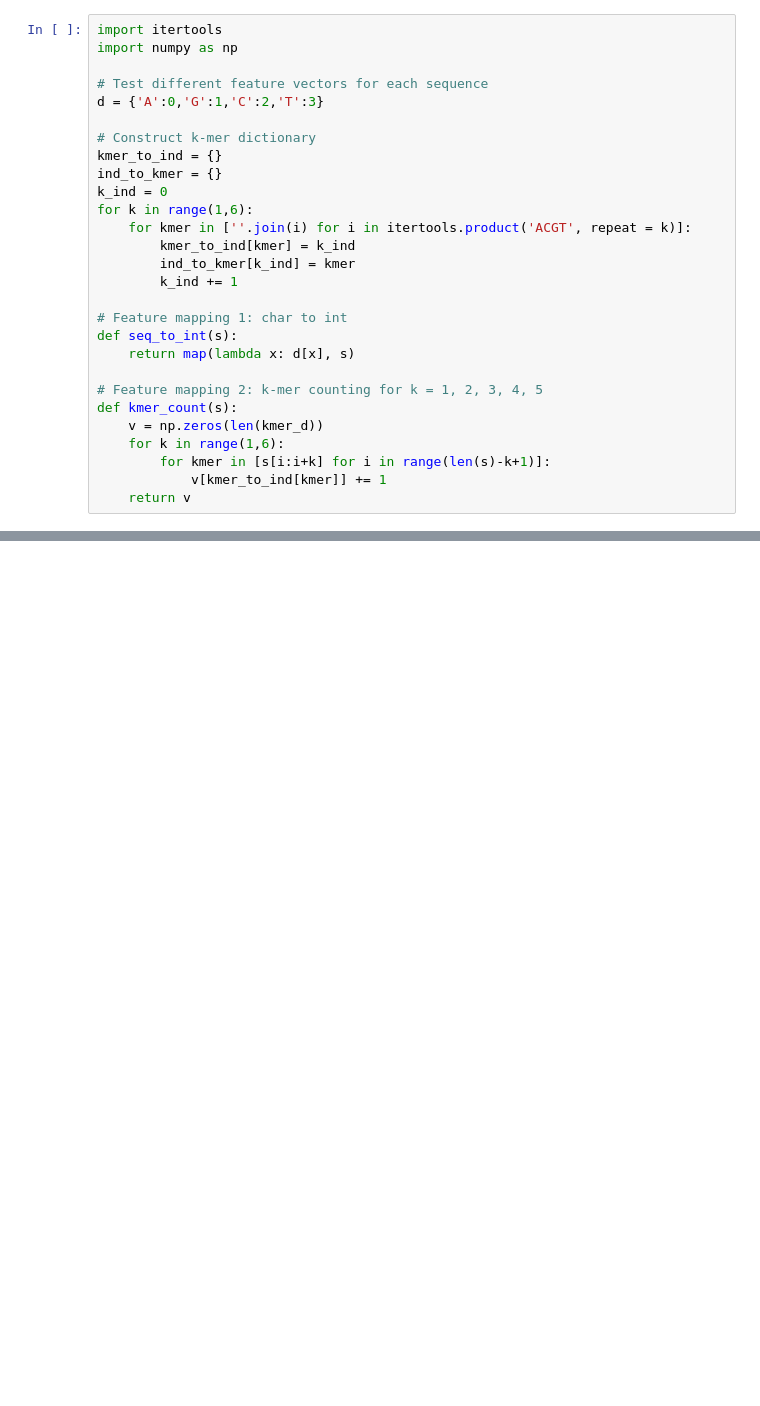
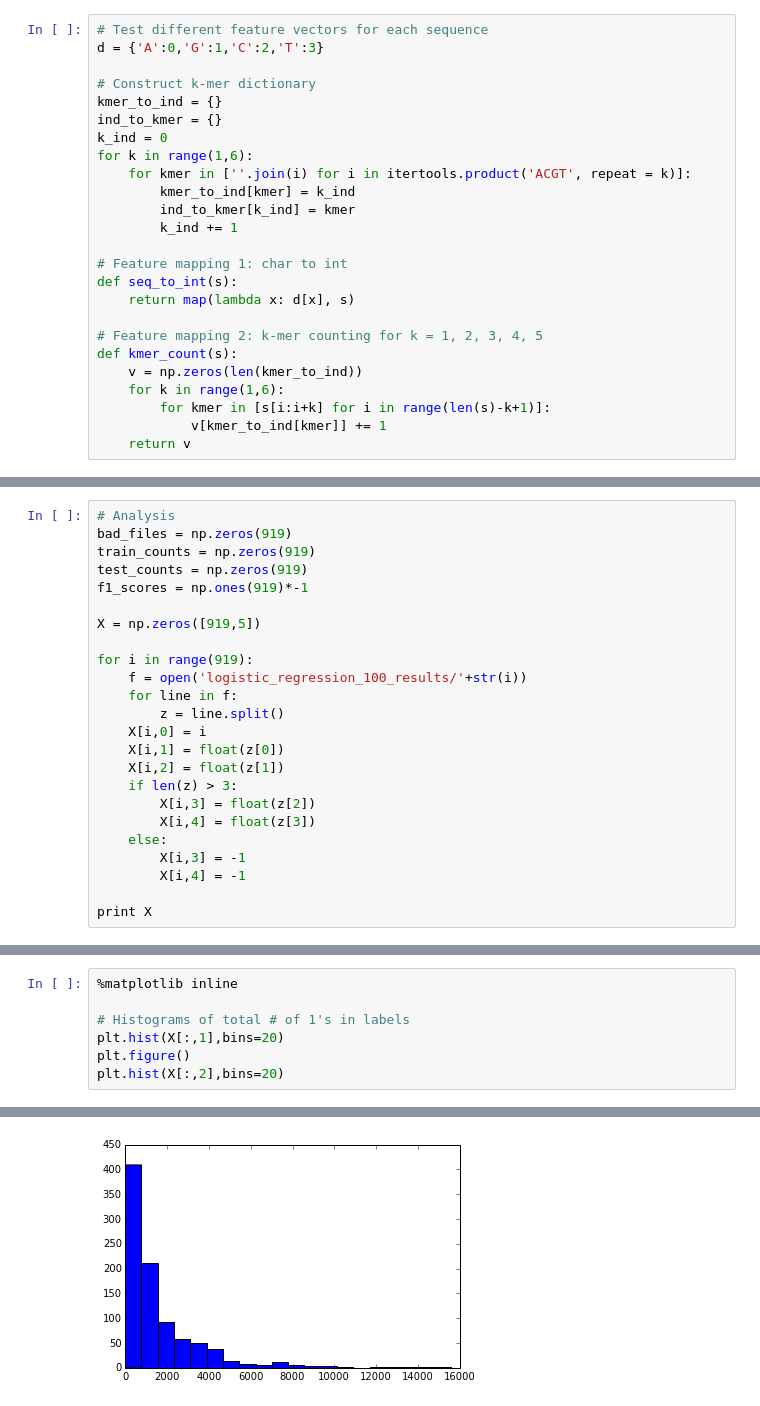
Before and after one commit to jessemzhang/deep_learning_genomics_nlp, a Jupyter notebook: baselines/logistic_regression.ipynb, the cells around one changed output, grey strips where cells are left out. Drawn from its saved outputs; the diff is of its cells as text; blank space fills up the shorter version.

Commit message:
some code for analyzing logistic regression outputs and neural network outputs

```diff
--- a/baselines/logistic_regression.ipynb
+++ b/baselines/logistic_regression.ipynb
@@ -1,7 +11,4 @@
 # %%
-import itertools
-import numpy as np
-
 # Test different feature vectors for each sequence
 d = {'A':0,'G':1,'C':2,'T':3}
 
@@ -21,7 +28,7 @@ def seq_to_int(s):
 
 # Feature mapping 2: k-mer counting for k = 1, 2, 3, 4, 5
 def kmer_count(s):
-    v = np.zeros(len(kmer_d))
+    v = np.zeros(len(kmer_to_ind))
     for k in range(1,6):
         for kmer in [s[i:i+k] for i in range(len(s)-k+1)]:
             v[kmer_to_ind[kmer]] += 1
@@ -91,0 +121,24 @@ print f1_score(Y_test,Yhat_test)
+# %%
+# Analysis
+bad_files = np.zeros(919)
+train_counts = np.zeros(919)
+test_counts = np.zeros(919)
+f1_scores = np.ones(919)*-1
+
+X = np.zeros([919,5])
+
+for i in range(919):
+    f = open('logistic_regression_100_results/'+str(i))
+    for line in f:
+        z = line.split()
+    X[i,0] = i
+    X[i,1] = float(z[0])
+    X[i,2] = float(z[1])
+    if len(z) > 3:
+        X[i,3] = float(z[2])
+        X[i,4] = float(z[3])
+    else:
+        X[i,3] = -1
+        X[i,4] = -1
+
+print X
@@ -91,0 +159,8 @@ print f1_score(Y_test,Yhat_test)
+# %%
+%matplotlib inline
+
+# Histograms of total # of 1's in labels
+plt.hist(X[:,1],bins=20)
+plt.figure()
+plt.hist(X[:,2],bins=20)
+# %% [output]
@@ -91,0 +175 @@ print f1_score(Y_test,Yhat_test)
+[figure, added]
```
Also changed, not shown: parts of 18 cells of this notebook, 1 other file.
